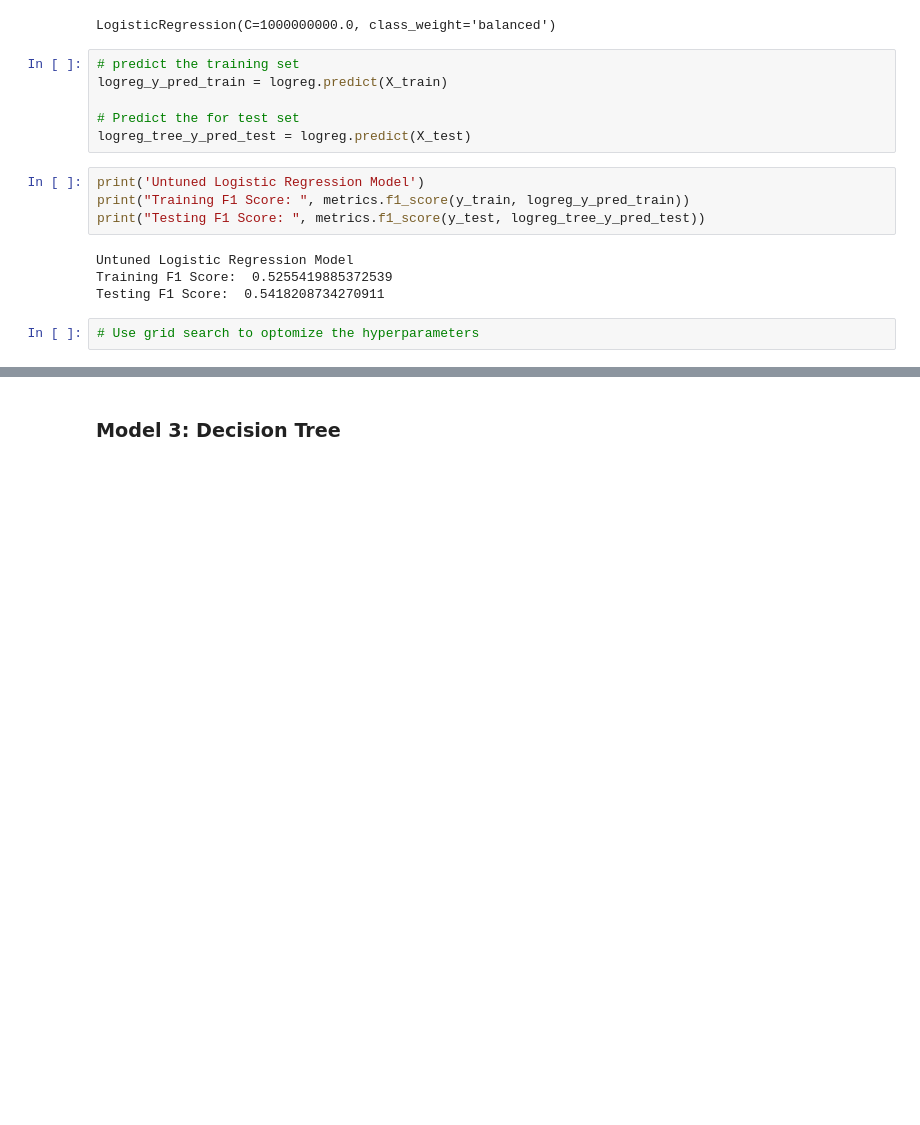
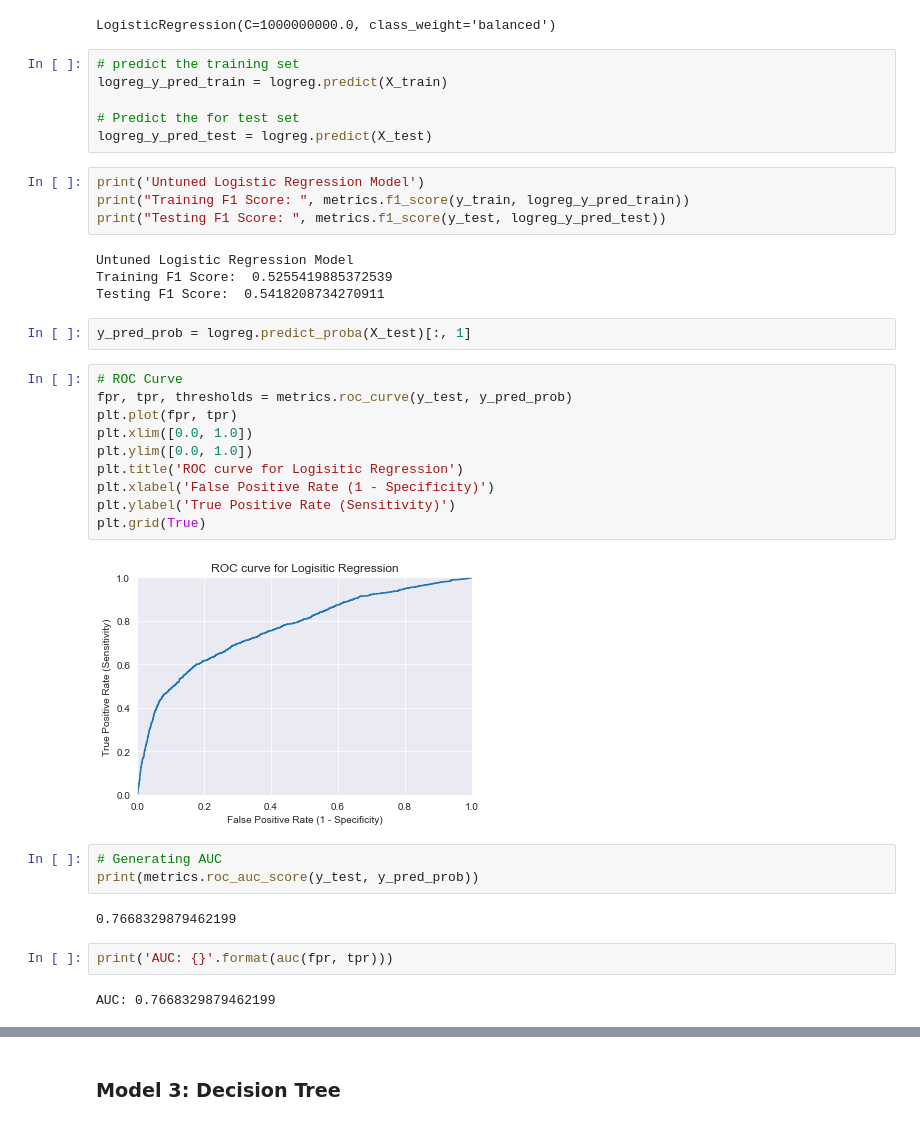
Before and after one commit to sankur7777/credit_card-default_prediction, a Jupyter notebook: scrap_notebook.ipynb, the cells around one changed output, grey strips where cells are left out. Cells and saved outputs as stored; diff of their text form; blank space fills up the shorter version.

Commit message:
playing around with evaluation metrics

```diff
--- a/scrap_notebook.ipynb
+++ b/scrap_notebook.ipynb
@@ -389,14 +385,35 @@ LogisticRegression(C=1000000000.0, class_weight='balanced')
 logreg_y_pred_train = logreg.predict(X_train)
 
 # Predict the for test set
-logreg_tree_y_pred_test = logreg.predict(X_test)
+logreg_y_pred_test = logreg.predict(X_test)
 # %%
 print('Untuned Logistic Regression Model')
 print("Training F1 Score: ", metrics.f1_score(y_train, logreg_y_pred_train))
-print("Testing F1 Score: ", metrics.f1_score(y_test, logreg_tree_y_pred_test))
+print("Testing F1 Score: ", metrics.f1_score(y_test, logreg_y_pred_test))
 # %% [output]
 Untuned Logistic Regression Model
 Training F1 Score:  0.5255419885372539
 Testing F1 Score:  0.5418208734270911
-# %%
-# Use grid search to optomize the hyperparameters
+# %%
+y_pred_prob = logreg.predict_proba(X_test)[:, 1]
+# %%
+# ROC Curve
+fpr, tpr, thresholds = metrics.roc_curve(y_test, y_pred_prob)
+plt.plot(fpr, tpr)
+plt.xlim([0.0, 1.0])
+plt.ylim([0.0, 1.0])
+plt.title('ROC curve for Logisitic Regression')
+plt.xlabel('False Positive Rate (1 - Specificity)')
+plt.ylabel('True Positive Rate (Sensitivity)')
+plt.grid(True)
+# %% [output]
+[figure, added]
+# %%
+# Generating AUC
+print(metrics.roc_auc_score(y_test, y_pred_prob))
+# %% [output]
+0.7668329879462199
+# %%
+print('AUC: {}'.format(auc(fpr, tpr)))
+# %% [output]
+AUC: 0.7668329879462199
```
Also changed, not shown: parts of 11 cells of this notebook.
